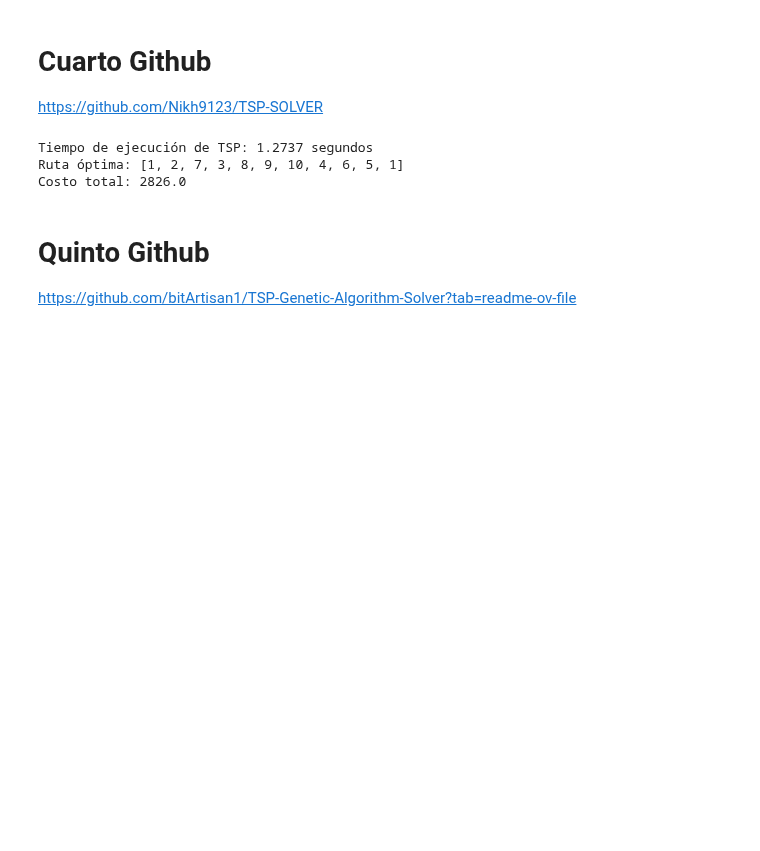
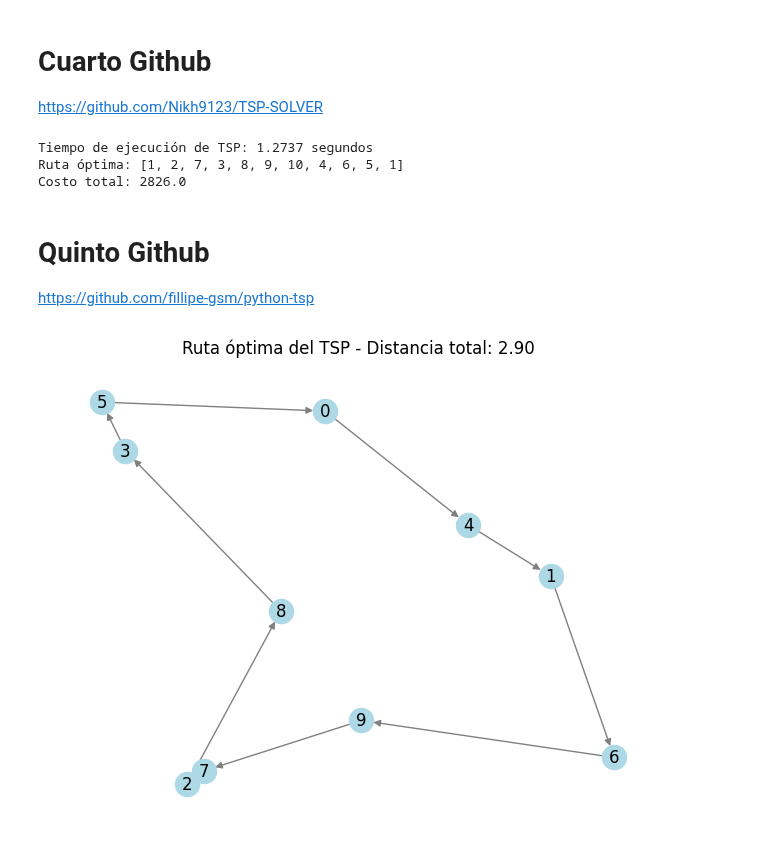
Before and after one commit to DrStone438/Optimizacion-TSP, a Jupyter notebook: Codigos con TSPLIB.ipynb, the cells around one changed output. Saved outputs shown, nothing was run; the diff lists cells and outputs as text; code cells hidden in the pictures; blank space fills up the shorter version.

```diff
--- a/Codigos con TSPLIB.ipynb
+++ b/Codigos con TSPLIB.ipynb
@@ -323,4 +327,4 @@ Ruta óptima: [1, 2, 7, 3, 8, 9, 10, 4, 6, 5, 1]
 Costo total: 2826.0
 # %% [markdown]
 # Quinto Github
-https://github.com/bitArtisan1/TSP-Genetic-Algorithm-Solver?tab=readme-ov-file
+https://github.com/fillipe-gsm/python-tsp
@@ -326,0 +336,42 @@ https://github.com/bitArtisan1/TSP-Genetic-Algorithm-Solver?tab=readme-ov-file
+# %%
+import numpy as np
+import matplotlib.pyplot as plt
+import networkx as nx
+from python_tsp.exact import solve_tsp_dynamic_programming
+
+# Generar coordenadas aleatorias para 10 ciudades
+num_ciudades = 10
+np.random.seed(42)  # Para reproducibilidad
+coordenadas = np.random.rand(num_ciudades, 2)
+
+# Calcular la matriz de distancias euclidianas
+from scipy.spatial.distance import cdist
+matriz_distancias = cdist(coordenadas, coordenadas)
+
+# Resolver el TSP
+ruta, distancia_total = solve_tsp_dynamic_programming(matriz_distancias)
+
+# Crear un grafo y agregar nodos con sus posiciones
+G = nx.DiGraph()
+for idx, (x, y) in enumerate(coordenadas):
+    G.add_node(idx, pos=(x, y))
+
+# Agregar las aristas según la ruta obtenida
+for i in range(len(ruta)):
+    origen = ruta[i]
+    destino = ruta[(i + 1) % len(ruta)]  # Para cerrar el ciclo
+    G.add_edge(origen, destino)
+
+# Obtener las posiciones de los nodos
+posiciones = nx.get_node_attributes(G, 'pos')
+
+# Dibujar el grafo
+plt.figure(figsize=(8, 6))
+nx.draw_networkx_nodes(G, posiciones, node_size=300, node_color='lightblue')
+nx.draw_networkx_edges(G, posiciones, edge_color='gray', arrows=True)
+nx.draw_networkx_labels(G, posiciones, font_size=12, font_color='black')
+plt.title(f"Ruta óptima del TSP - Distancia total: {distancia_total:.2f}")
+plt.axis('off')
+plt.show()
+# %% [output]
+[figure, added]
```
Also changed, not shown: parts of 3 cells of this notebook.
